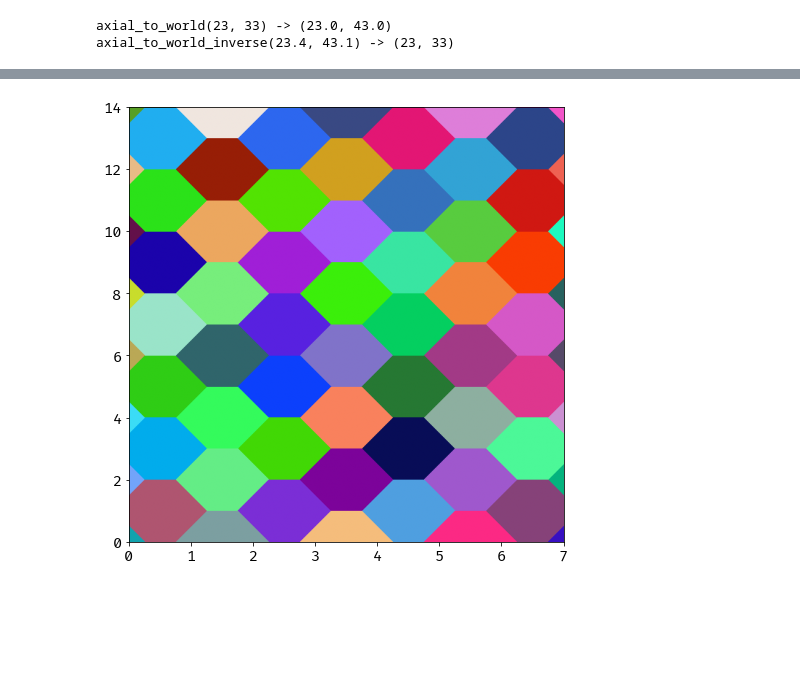
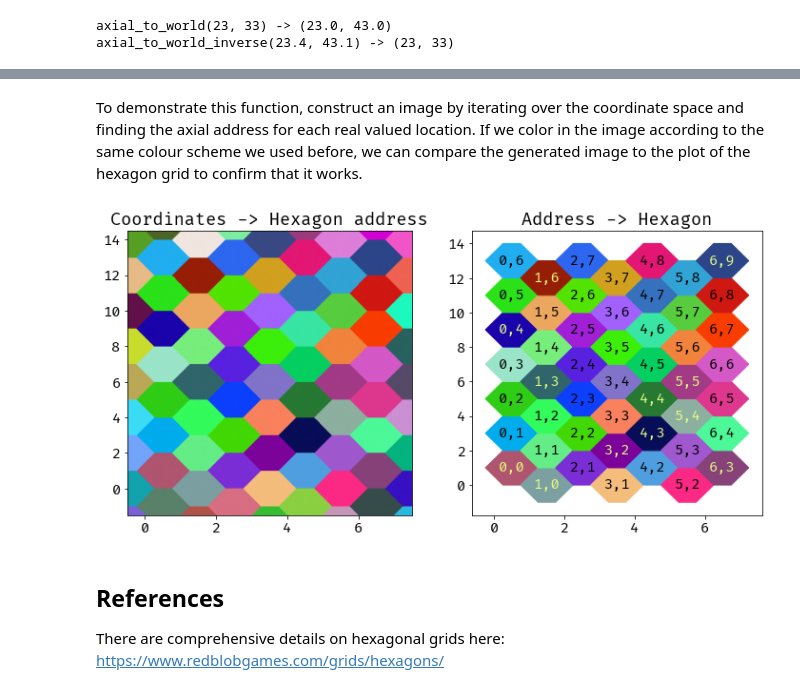
Before and after one commit to jthorniley/notebooks, a Jupyter notebook: Hex Coordinates.ipynb, the cells around one changed output, grey strips where cells are left out. Saved outputs shown, nothing was run; the diff lists cells and outputs as text; code cells hidden in the pictures; blank space fills up the shorter version.

```diff
--- a/Hex Coordinates.ipynb
+++ b/Hex Coordinates.ipynb
@@ -139,8 +151,9 @@ Therefore, we can start forming $f$ by inverting the calculation in `axial_to_wo
 # %%
 def axial_to_world_inverse(x: float, y: float) -> (int, int):
-    i = np.int(np.floor(x))
-    j = np.int(np.floor((y+i)/2))
-    return i, j
+    i = x
+    j = (y+i)/2
+
+    return map(lambda v: np.int(np.floor(v)), (i, j))
 
 i, j = (23, 33)
 x, y = axial_to_world(i, j)
@@ -170,16 +198,32 @@ def world_to_axial(x: float, y: float) -> (int, int):
         return i+1, j
     else:
         return i, j
+# %% [markdown]
+To demonstrate this function, construct an image by iterating over the coordinate space and finding the axial address for each real valued location. If we color in the image according to the same colour scheme we used before, we can compare the generated image to the plot of the hexagon grid to confirm that it works.
 # %%
-x_values = np.linspace(0,7,600)
-y_values = np.linspace(0,14,600)
-img_rgba = np.zeros((len(y_values), len(x_values), 3), dtype=np.float)
-for j, y in enumerate(y_values):
-    for i, x in enumerate(x_values):
-        img_rgba[j, i, :] = color_for_hex(*world_to_axial(x,y))
+x_values = np.linspace(-0.5,7.5,600)
+y_values = np.linspace(-1.5,14.5,600)
 
-plt.figure(figsize=(8,8))
-plt.imshow(img_rgba, origin='lower', extent=(x_values[0], x_values[-1], y_values[0], y_values[-1]), aspect=0.5)
-None
+def generate_image():
+    img_rgba = np.zeros((len(y_values), len(x_values), 3), dtype=np.float)
+    for j, y in enumerate(y_values):
+        for i, x in enumerate(x_values):
+            img_rgba[j, i, :] = color_for_hex(*world_to_axial(x,y))
+    return img_rgba
+
+def image_subplot(axes):
+    axes.imshow(generate_image(),
+                origin='lower',
+                extent=(x_values[0], x_values[-1], y_values[0], y_values[-1]),
+                aspect=0.5)
+    axes.set_title('Coordinates -> Hexagon address')
+
+plt.figure(figsize=(12,5.5))
+image_subplot(plt.subplot(1, 2, 1))
+hex_grid_subplot(plt.subplot(1, 2, 2))
 # %% [output]
-[figure, old version]
+[figure, new version]
+# %% [markdown]
+## References
+
+There are comprehensive details on hexagonal grids here: https://www.redblobgames.com/grids/hexagons/
```
Also changed, not shown: parts of 11 cells of this notebook, 8 other files.
